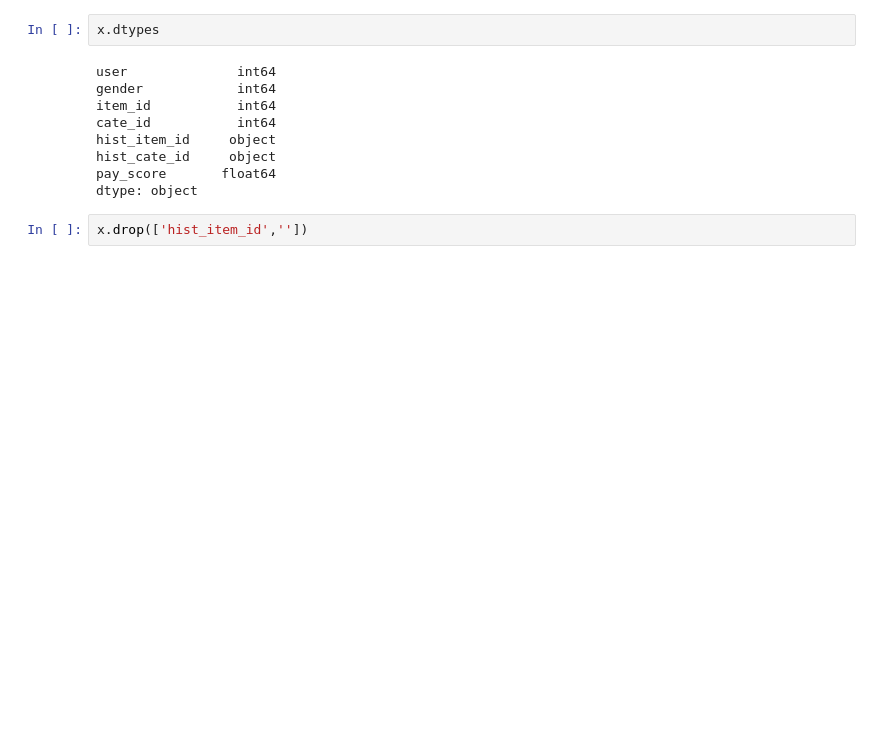
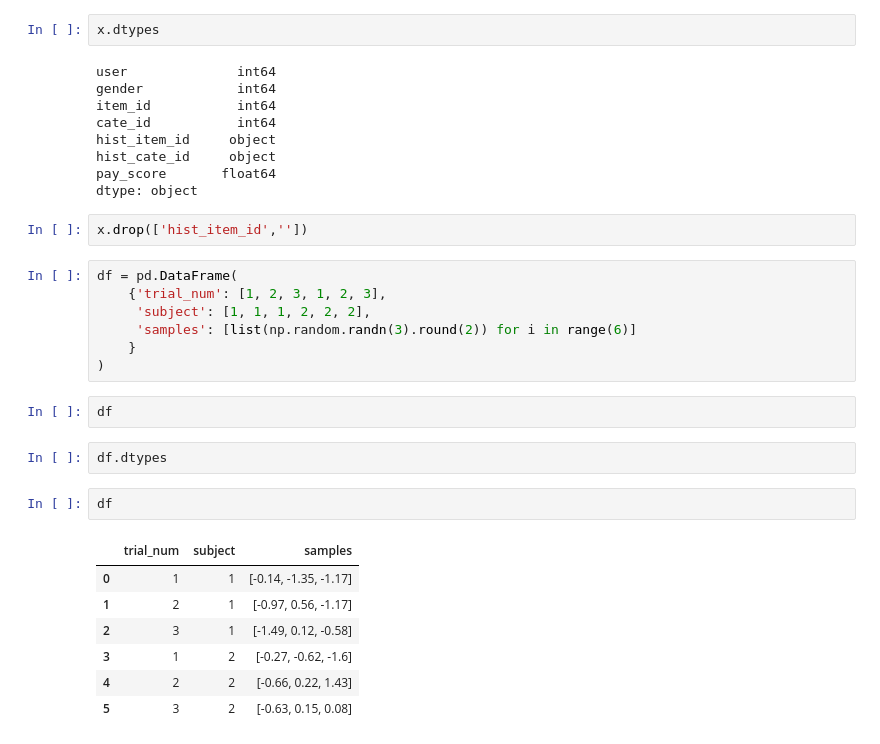
Before and after one commit to MC-Zealot/DeepCTR, a Jupyter notebook: my_test/hello_keras.ipynb, the cells around one changed output. Saved outputs shown, nothing was run; the diff lists cells and outputs as text; blank space fills up the shorter version.

```diff
--- a/my_test/hello_keras.ipynb
+++ b/my_test/hello_keras.ipynb
@@ -119,3 +115,24 @@ pay_score       float64
 dtype: object
 # %%
 x.drop(['hist_item_id',''])
+# %%
+df = pd.DataFrame(
+    {'trial_num': [1, 2, 3, 1, 2, 3],
+     'subject': [1, 1, 1, 2, 2, 2],
+     'samples': [list(np.random.randn(3).round(2)) for i in range(6)]
+    }
+)
+# %%
+df
+# %%
+df.dtypes
+# %%
+df
+# %% [output]
+|  | trial_num | subject | samples |
+| 0 | 1 | 1 | [-0.14, -1.35, -1.17] |
+| 1 | 2 | 1 | [-0.97, 0.56, -1.17] |
+| 2 | 3 | 1 | [-1.49, 0.12, -0.58] |
+| 3 | 1 | 2 | [-0.27, -0.62, -1.6] |
+| 4 | 2 | 2 | [-0.66, 0.22, 1.43] |
+| 5 | 3 | 2 | [-0.63, 0.15, 0.08] |
```
Also changed, not shown: parts of 8 cells of this notebook, 1 other file.
